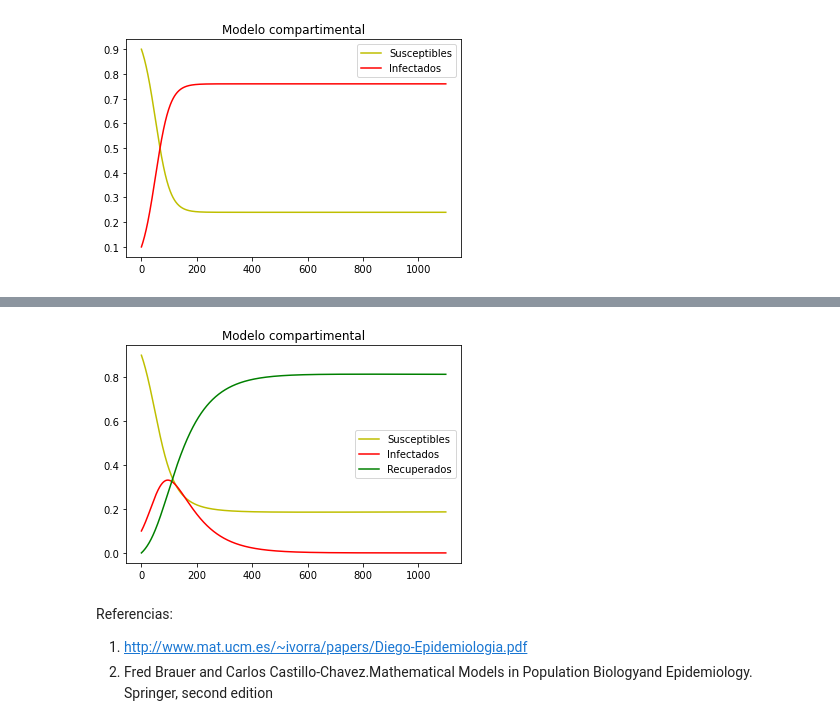
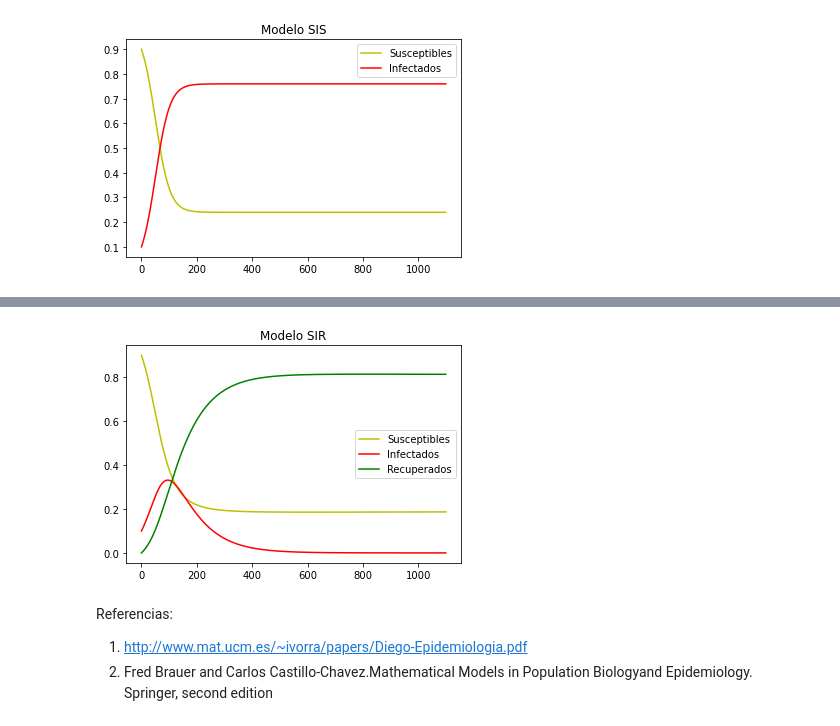
Before and after one commit to Grupo-de-simulacion-con-automatas/CAsimulations-Modelacion-de-dinamicas-topologicas-en-la-propagacion-de-una-enfermedad-usando-CA, a Jupyter notebook: Codigo/1. Modelos compartimentales en ecuaciones diferenciales.ipynb, the cells around one changed output, grey strips where cells are left out. Drawn from its saved outputs; the diff is of its cells as text; code cells hidden in the pictures.

Commit message:
Corrección sobre los titulos de las graficas para los modelos clásicos

```diff
--- a/Codigo/1. Modelos compartimentales en ecuaciones diferenciales.ipynb
+++ b/Codigo/1. Modelos compartimentales en ecuaciones diferenciales.ipynb
@@ -99,34 +99,35 @@ from EpidemiologicalModels.CompartmentalModelsInEDOS import *
 # Parámetros del modelo:
 
 alpha =  0.2 # Tasa de recuperación (días que dura en promedio la enfermedad)
 mu = 1/(75*365) # Tasa de natalidad / mortalidad
 theta = 0.4 # 0.1 # Tasa de muerte por enfermedad
 # beta = -alpha*(1-theta)-mu # Tasa de contagio
 beta = 0.5
 
 # Funciones del modelo:
 
 def S_function(values, beta = beta, mu = mu, theta = theta):
     S = values[0]; I = values[1]
     return mu*(1 - S) + (1 - theta)*alpha*I - beta*S*I
 
 def I_function(values, alpha = alpha, beta = beta, mu = mu, theta = theta):
     S = values[0]; I = values[1]
     return beta*S*I - (1 - theta)*alpha*I - mu*I
 
 listOfFunctions = [S_function, I_function]
 
 # Condiciones iniciales:
 
 initialValues = [0.9, 0.1]  # S_0 = 0.9; I_0 = 0.1
 
 # Solución discreta del modelo
 
 discreteSolutions = CompartmentalModelsInEDOS(listOfFunctions, initialValues)
 discreteSolutions.n_iterations(1100)
+discreteSolutions.titlePlot = "Modelo SIS"
 discreteSolutions.plotSolutions(["Susceptibles", "Infectados"],["y","r"])
 # %% [output]
-[figure, old version]
+[figure, new version]
 # %% [markdown]
 # El modelo SIR
 
@@ -248,9 +249,10 @@ initialValues = [0.9, 0.1, 0] # S_0 = 0.9; I_0 = 0.1; R_0 = 0
 
 discreteSolutions = CompartmentalModelsInEDOS(listOfFunctions, initialValues)
 discreteSolutions.n_iterations(1100)
+discreteSolutions.titlePlot = "Modelo SIR"
 discreteSolutions.plotSolutions(["Susceptibles", "Infectados", "Recuperados"],["y", "r", "g"])
 # %% [output]
-[figure, old version]
+[figure, new version]
 # %% [markdown]
 Referencias:
 1. http://www.mat.ucm.es/~ivorra/papers/Diego-Epidemiologia.pdf
```
Also changed, not shown: 4 other files.
